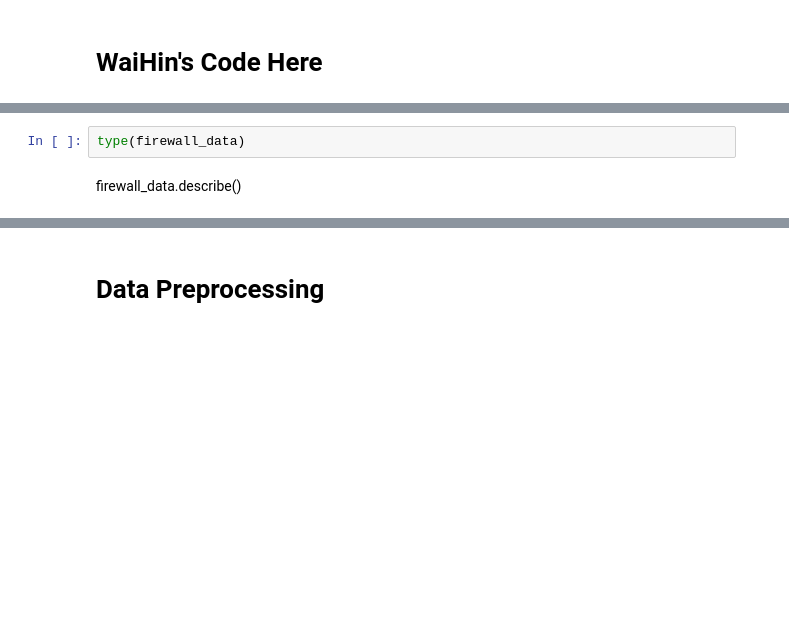
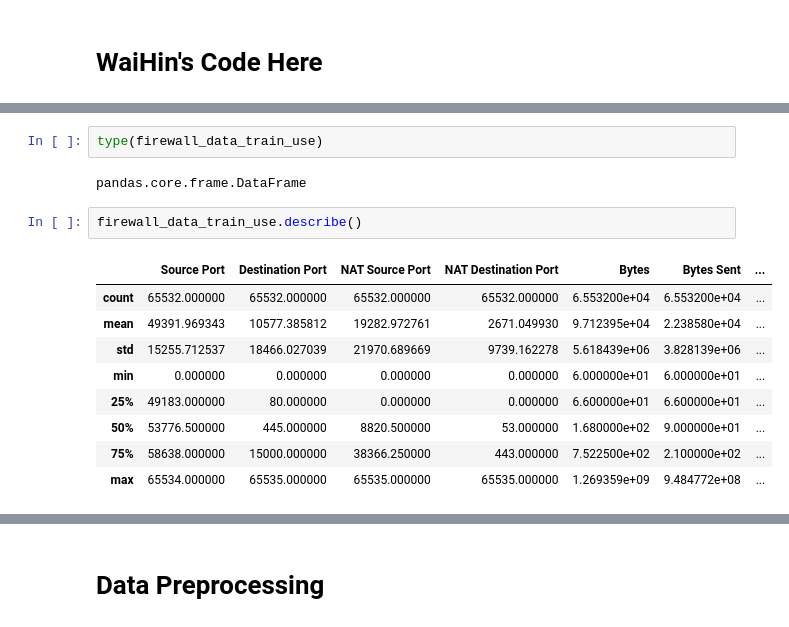
Before and after one commit to DarkinStyle/AIT, a Jupyter notebook: python/UCCD2063 Firewall Classification - Statistic.ipynb, the cells around one changed output, grey strips where cells are left out. Saved outputs shown, nothing was run; the diff lists cells and outputs as text; blank space fills up the shorter version.

```diff
--- a/python/UCCD2063 Firewall Classification - Statistic.ipynb
+++ b/python/UCCD2063 Firewall Classification - Statistic.ipynb
@@ -48,5 +154,17 @@ firewall_data.corr()
 # %%
-type(firewall_data)
+type(firewall_data_train_use)
+# %% [output]
+pandas.core.frame.DataFrame
-# %% [markdown]
-firewall_data.describe()
+# %%
+firewall_data_train_use.describe()
+# %% [output]
+|  | Source Port | Destination Port | NAT Source Port | NAT Destination Port | Bytes | Bytes Sent | ... |
+| count | 65532.000000 | 65532.000000 | 65532.000000 | 65532.000000 | 6.553200e+04 | 6.553200e+04 | ... |
+| mean | 49391.969343 | 10577.385812 | 19282.972761 | 2671.049930 | 9.712395e+04 | 2.238580e+04 | ... |
+| std | 15255.712537 | 18466.027039 | 21970.689669 | 9739.162278 | 5.618439e+06 | 3.828139e+06 | ... |
+| min | 0.000000 | 0.000000 | 0.000000 | 0.000000 | 6.000000e+01 | 6.000000e+01 | ... |
+| 25% | 49183.000000 | 80.000000 | 0.000000 | 0.000000 | 6.600000e+01 | 6.600000e+01 | ... |
+| 50% | 53776.500000 | 445.000000 | 8820.500000 | 53.000000 | 1.680000e+02 | 9.000000e+01 | ... |
+| 75% | 58638.000000 | 15000.000000 | 38366.250000 | 443.000000 | 7.522500e+02 | 2.100000e+02 | ... |
+| max | 65534.000000 | 65535.000000 | 65535.000000 | 65535.000000 | 1.269359e+09 | 9.484772e+08 | ... |
 # %%
```
Also changed, not shown: parts of 33 cells of this notebook.
